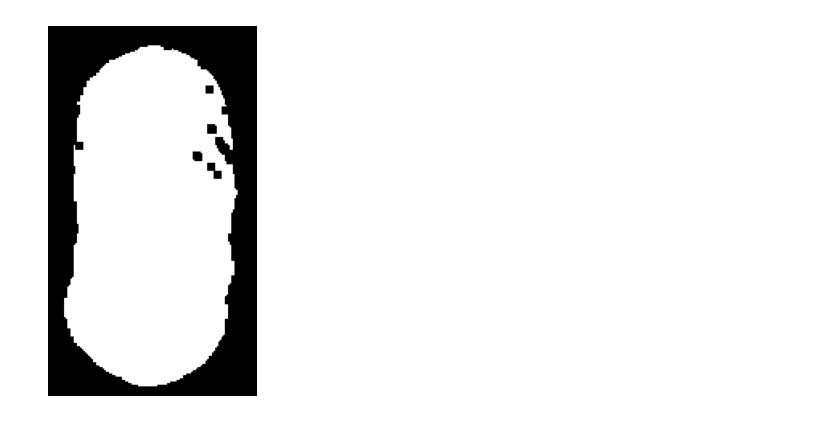
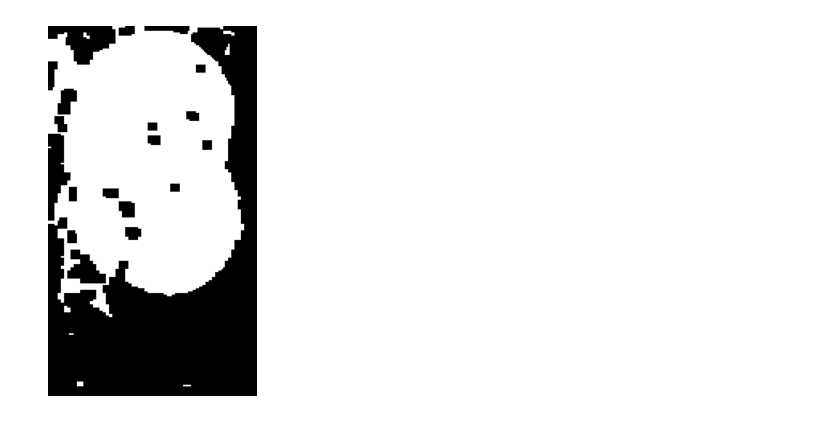
Before and after one commit to SNAAK-CMU/cv_experiments, a Jupyter notebook: sam_scripts/segment_top_balogna.ipynb, the cells around one changed output. Saved outputs shown, nothing was run; the diff lists cells and outputs as text; code cells hidden in the pictures.

```diff
--- a/sam_scripts/segment_top_balogna.ipynb
+++ b/sam_scripts/segment_top_balogna.ipynb
@@ -183,6 +204,6 @@ def get_top_from_all_cheese(cheese_w, chees_h, all_cheese_mask):
 # %%
-dir_path = "../../data_collection/meat_seq1"
-img_name = "image_20250302-150052.png"
+dir_path = "../../data_collection/pr3_test/BAL_images_031925_2"
+img_name = "image_20250319-130603.png"
 img_path = os.path.join(dir_path, img_name)
 # %%
 image = Image.open(img_path)
@@ -219,14 +265,20 @@ plt.show()
 # %%
-lower_hsv, upper_hsv = get_hsv_range(cropped2_image)
-mask = segment_from_hsv(cropped_image, lower_hsv, upper_hsv)
+lower_hsv = np.array([116, 7, 85])
+upper_hsv = np.array([173, 147, 236])
+# lower_hsv, upper_hsv = get_hsv_range(cropped2_image)
+
+hsv_mask = segment_from_hsv(cropped_image, lower_hsv, upper_hsv)
 
 
 kernel = np.ones((5, 5), np.uint8)  # 5x5 kernel
-mask = cv2.erode(mask, kernel, iterations=1)
+hsv_mask = cv2.erode(hsv_mask, kernel, iterations=1)
 
 
-plt.imshow(mask, cmap="gray")
+plt.imshow(hsv_mask, cmap="gray")
 plt.axis("off")
 plt.show()
+
+# print(f"lower_hsv: {lower_hsv}")
+# print(f"upper_hsv: {upper_hsv}")
 # %% [output]
-[figure, old version]
+[figure, new version]
```
Also changed, not shown: parts of 23 cells of this notebook.
